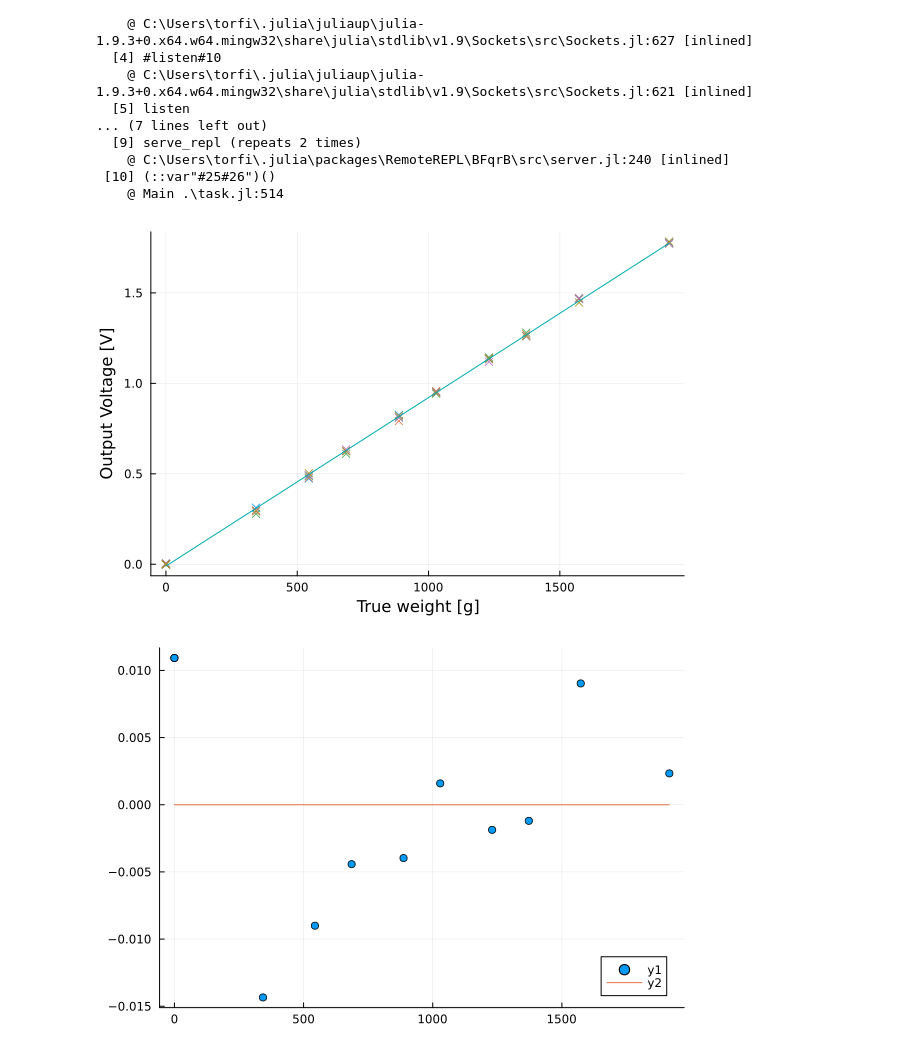
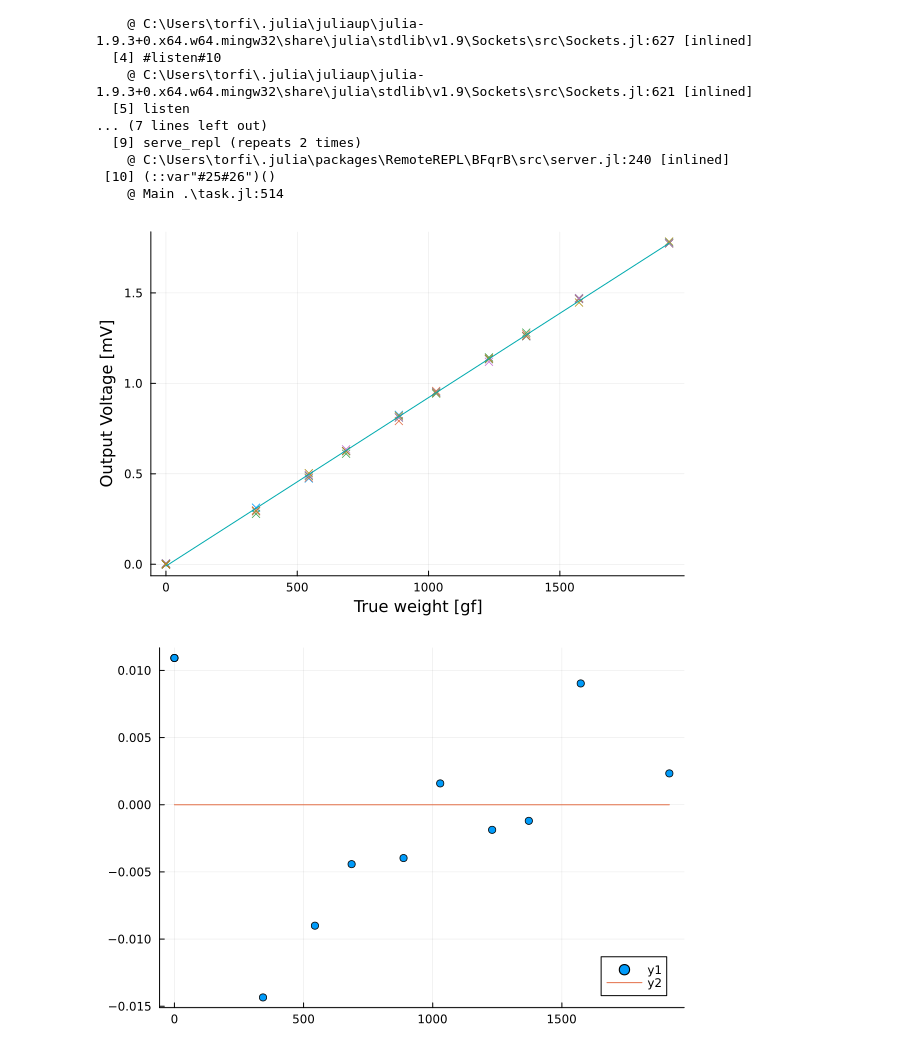
Before and after one commit to AwesomeQuest/LABB, a Jupyter notebook: minilab2/data.ipynb, the cells around one changed output. Cells and saved outputs as stored; diff of their text form; code cells hidden in the pictures.

```diff
--- a/minilab2/data.ipynb
+++ b/minilab2/data.ipynb
@@ -28,36 +28,36 @@ kristmass = 343
 appmass = 544
 
 xs = masses = [
     0,
     kristmass,
     2kristmass,
     3kristmass,
     4kristmass,
     4kristmass + appmass,
     3kristmass + appmass,
     2kristmass + appmass,
     kristmass + appmass,
     appmass,
     0
 ]
 
 data = CSV.read("data00.csv", DataFrame)
 scatter(masses,data[:,2])
 
 
 strs = [string("Data0",i,".csv") for i in 0:4]
 dataarr = CSV.read.(strs, DataFrame)
 ys = [dataarr[i][:,2] for i in eachindex(dataarr)]; ys=hcat(ys...);
 β_1 = cov(xs,ys) ./ var(xs) |> mean
 β_0 = mean(ys) - β_1*mean(xs)
 
 scatter(xs,ys, m=:xcross, legend=:none,
-    xlabel = "True weight [g]",
-    ylabel = "Output Voltage [V]"
+    xlabel = "True weight [gf]",
+    ylabel = "Output Voltage [mV]"
 )
 plot!(xs, (xs*β_1 .+ β_0))
 # %% [output]
-[figure, old version]
+[figure, new version]
 # %%
 δ = ys .- (xs*β_1 .+ β_0)
 # δmean = vcat(sum(δ[1:10,:] + δ[end:-1:12,:],dims=2)/2size(δ)[2], mean(δ[11,:]))
```
Also changed, not shown: parts of 2 cells of this notebook, 12 other files.
